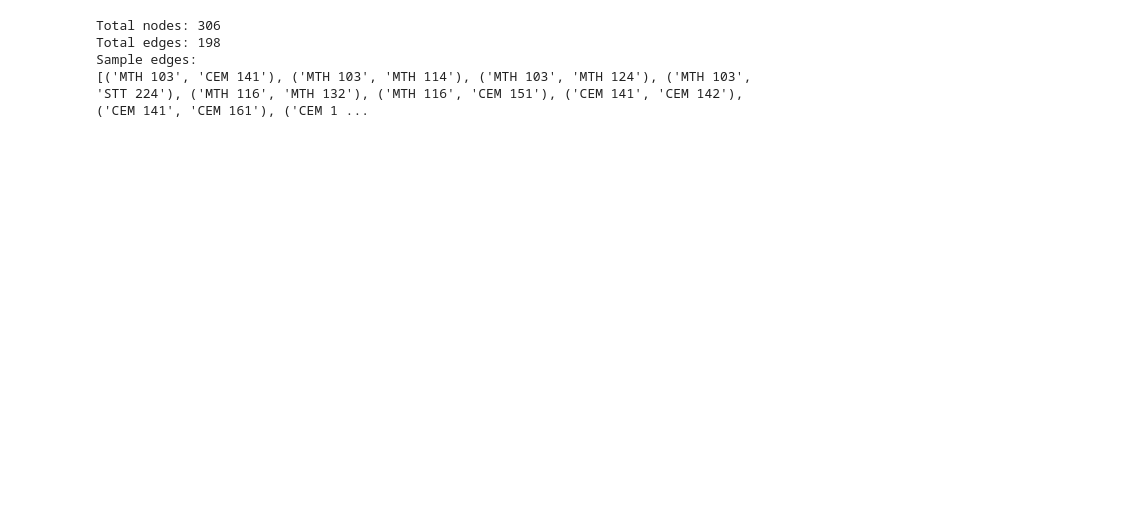
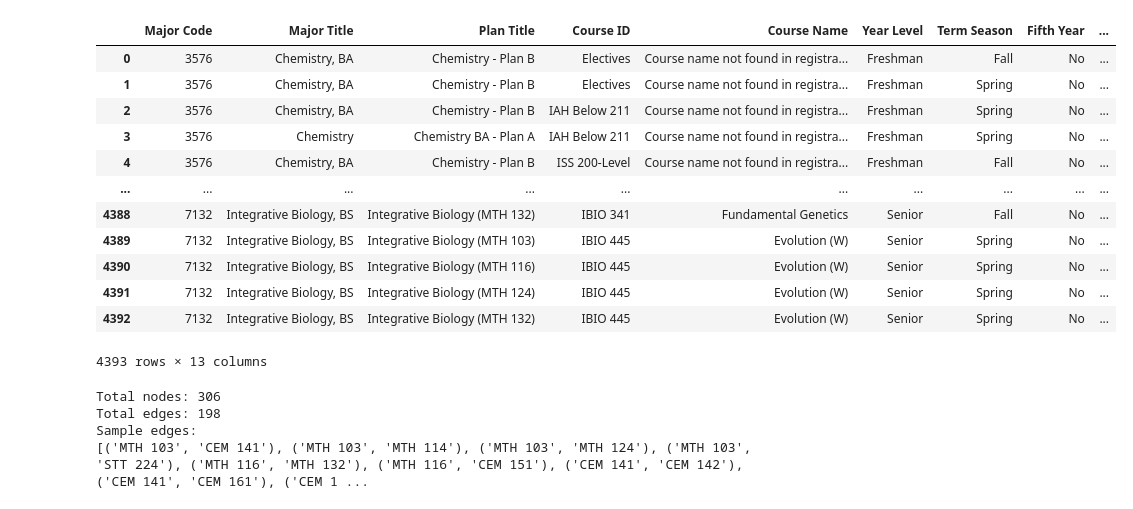
Before and after one commit to JackRobertson77/MSU_Curriculum_Maps, a Jupyter notebook: graph_real_data.ipynb, the cells around one changed output. Cells and saved outputs as stored; diff of their text form; code cells hidden in the pictures; blank space fills up the shorter version.

```diff
--- a/graph_real_data.ipynb
+++ b/graph_real_data.ipynb
@@ -16,6 +16,21 @@ def extract_courses(prereq):
     return list(dict.fromkeys(courses))
 # %%
 data["Cleaned_Prereqs"] = data["Prerequisites"].apply(extract_courses)
+data
+# %% [output]
+|  | Major Code | Major Title | Plan Title | Course ID | Course Name | Year Level | Term Season | Fifth Year | ... |
+| 0 | 3576 | Chemistry, BA | Chemistry - Plan B | Electives | Course name not found in registra... | Freshman | Fall | No | ... |
+| 1 | 3576 | Chemistry, BA | Chemistry - Plan B | Electives | Course name not found in registra... | Freshman | Spring | No | ... |
+| 2 | 3576 | Chemistry, BA | Chemistry - Plan B | IAH Below 211 | Course name not found in registra... | Freshman | Spring | No | ... |
+| 3 | 3576 | Chemistry | Chemistry BA - Plan A | IAH Below 211 | Course name not found in registra... | Freshman | Spring | No | ... |
+| 4 | 3576 | Chemistry, BA | Chemistry - Plan B | ISS 200-Level | Course name not found in registra... | Freshman | Fall | No | ... |
+| ... | ... | ... | ... | ... | ... | ... | ... | ... | ... |
+| 4388 | 7132 | Integrative Biology, BS | Integrative Biology (MTH 132) | IBIO 341 | Fundamental Genetics | Senior | Fall | No | ... |
+| 4389 | 7132 | Integrative Biology, BS | Integrative Biology (MTH 103) | IBIO 445 | Evolution (W) | Senior | Spring | No | ... |
+| 4390 | 7132 | Integrative Biology, BS | Integrative Biology (MTH 116) | IBIO 445 | Evolution (W) | Senior | Spring | No | ... |
+| 4391 | 7132 | Integrative Biology, BS | Integrative Biology (MTH 124) | IBIO 445 | Evolution (W) | Senior | Spring | No | ... |
+| 4392 | 7132 | Integrative Biology, BS | Integrative Biology (MTH 132) | IBIO 445 | Evolution (W) | Senior | Spring | No | ... |
+4393 rows × 13 columns
 # %%
 G = nx.DiGraph()
 for _, row in data.iterrows():
```
Also changed, not shown: parts of 4 cells of this notebook.
